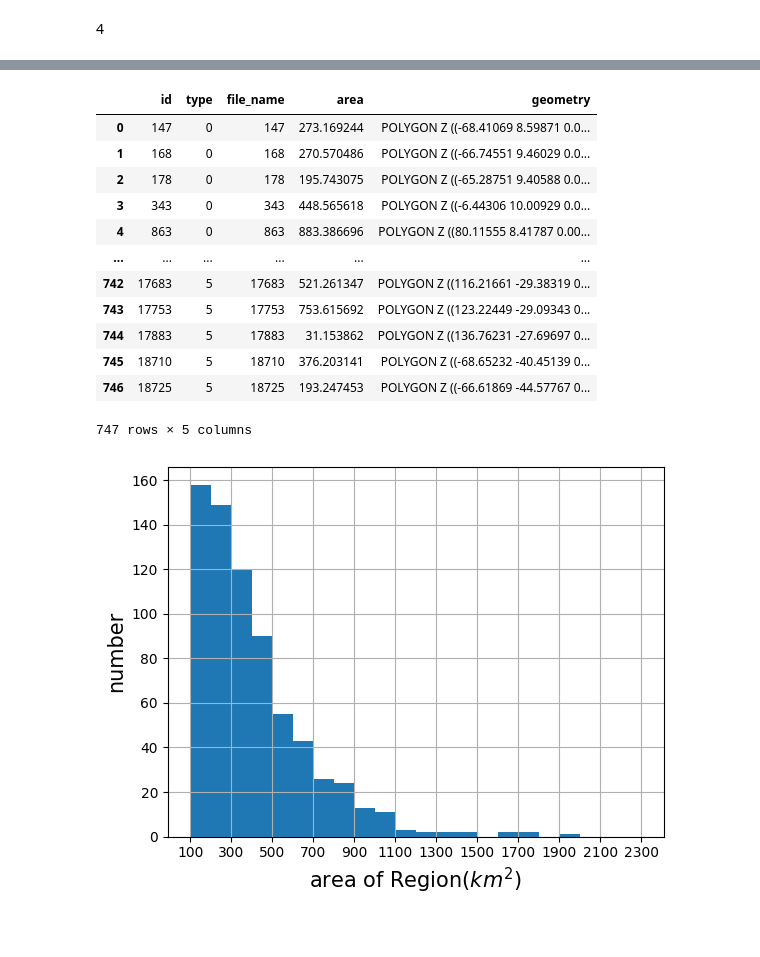
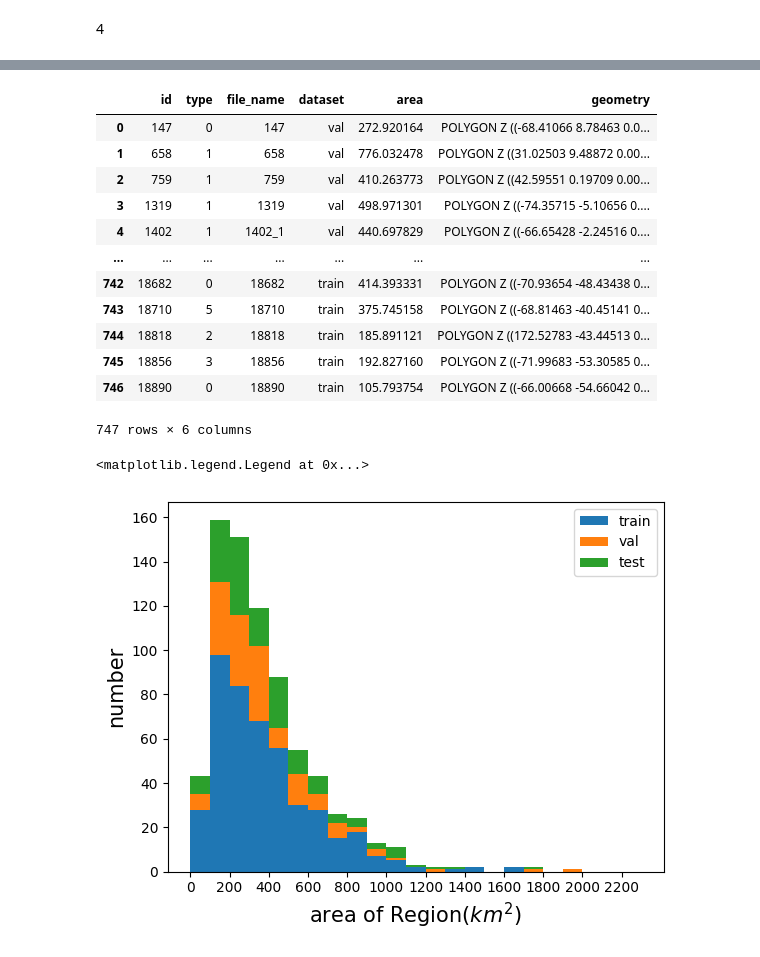
Before and after one commit to beihuihu/U_Net, a Jupyter notebook: notebooks/Drawing.ipynb, the cells around one changed output, grey strips where cells are left out. Saved outputs shown, nothing was run; the diff lists cells and outputs as text; code cells hidden in the pictures.

```diff
--- a/notebooks/Drawing.ipynb
+++ b/notebooks/Drawing.ipynb
@@ -190,29 +199,34 @@ plt.grid()
 # %%
-area = gps.read_file(r'D:\lakemapping\6_draw_figure\area_data.shp')
+area = gps.read_file(r'D:\lakemapping\2_dataset\sampleAnnotations\SampleV4\total_area.shp')
 area
 # %% [output]
-|  | id | type | file_name | area | geometry |
-| 0 | 147 | 0 | 147 | 273.169244 | POLYGON Z ((-68.41069 8.59871 0.0... |
-| 1 | 168 | 0 | 168 | 270.570486 | POLYGON Z ((-66.74551 9.46029 0.0... |
-| 2 | 178 | 0 | 178 | 195.743075 | POLYGON Z ((-65.28751 9.40588 0.0... |
-| 3 | 343 | 0 | 343 | 448.565618 | POLYGON Z ((-6.44306 10.00929 0.0... |
-| 4 | 863 | 0 | 863 | 883.386696 | POLYGON Z ((80.11555 8.41787 0.00... |
-| ... | ... | ... | ... | ... | ... |
-| 742 | 17683 | 5 | 17683 | 521.261347 | POLYGON Z ((116.21661 -29.38319 0... |
-| 743 | 17753 | 5 | 17753 | 753.615692 | POLYGON Z ((123.22449 -29.09343 0... |
-| 744 | 17883 | 5 | 17883 | 31.153862 | POLYGON Z ((136.76231 -27.69697 0... |
-| 745 | 18710 | 5 | 18710 | 376.203141 | POLYGON Z ((-68.65232 -40.45139 0... |
-| 746 | 18725 | 5 | 18725 | 193.247453 | POLYGON Z ((-66.61869 -44.57767 0... |
+|  | id | type | file_name | dataset | area | geometry |
+| 0 | 147 | 0 | 147 | val | 272.920164 | POLYGON Z ((-68.41066 8.78463 0.0... |
+| 1 | 658 | 1 | 658 | val | 776.032478 | POLYGON Z ((31.02503 9.48872 0.00... |
+| 2 | 759 | 1 | 759 | val | 410.263773 | POLYGON Z ((42.59551 0.19709 0.00... |
+| 3 | 1319 | 1 | 1319 | val | 498.971301 | POLYGON Z ((-74.35715 -5.10656 0.... |
+| 4 | 1402 | 1 | 1402_1 | val | 440.697829 | POLYGON Z ((-66.65428 -2.24516 0.... |
+| ... | ... | ... | ... | ... | ... | ... |
+| 742 | 18682 | 0 | 18682 | train | 414.393331 | POLYGON Z ((-70.93654 -48.43438 0... |
+| 743 | 18710 | 5 | 18710 | train | 375.745158 | POLYGON Z ((-68.81463 -40.45141 0... |
+| 744 | 18818 | 2 | 18818 | train | 185.891121 | POLYGON Z ((172.52783 -43.44513 0... |
+| 745 | 18856 | 3 | 18856 | train | 192.827160 | POLYGON Z ((-71.99683 -53.30585 0... |
+| 746 | 18890 | 0 | 18890 | train | 105.793754 | POLYGON Z ((-66.00668 -54.66042 0... |
-747 rows × 5 columns
+747 rows × 6 columns
 # %%
-bin=np.arange(100,2400,100)
-xtick=np.arange(100,2400,200)
-plt.hist(area['area'],bins=bin)
+bins=np.arange(0,2400,100)
+xtick=np.arange(0,2400,200)
+train=area[area['dataset']=='train']['area']
+val=area[area['dataset']=='val']['area']
+test=area[area['dataset']=='test']['area']
+plt.hist([train,val,test],bins=bins,stacked=True)
 plt.xlabel('area of Region($km^2$)',fontsize=15)
 plt.ylabel('number',fontsize=15)
 plt.xticks(xtick)
+plt.legend(['train','val','test'])
 # plt.xscale('log')
 # plt.yscale('log')
-plt.grid()
+# plt.grid()
 # %% [output]
+<matplotlib.legend.Legend at 0x...>
-[figure, old version]
+[figure, new version]
```
Also changed, not shown: parts of 4 cells of this notebook, 54 other files.
